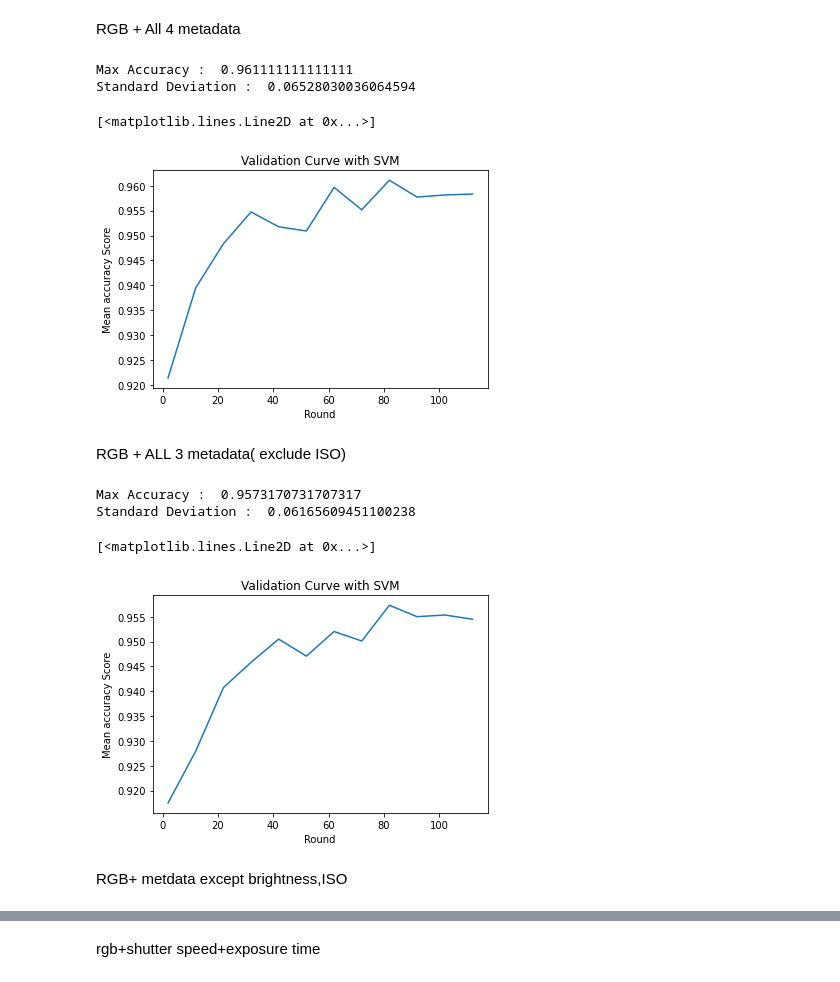
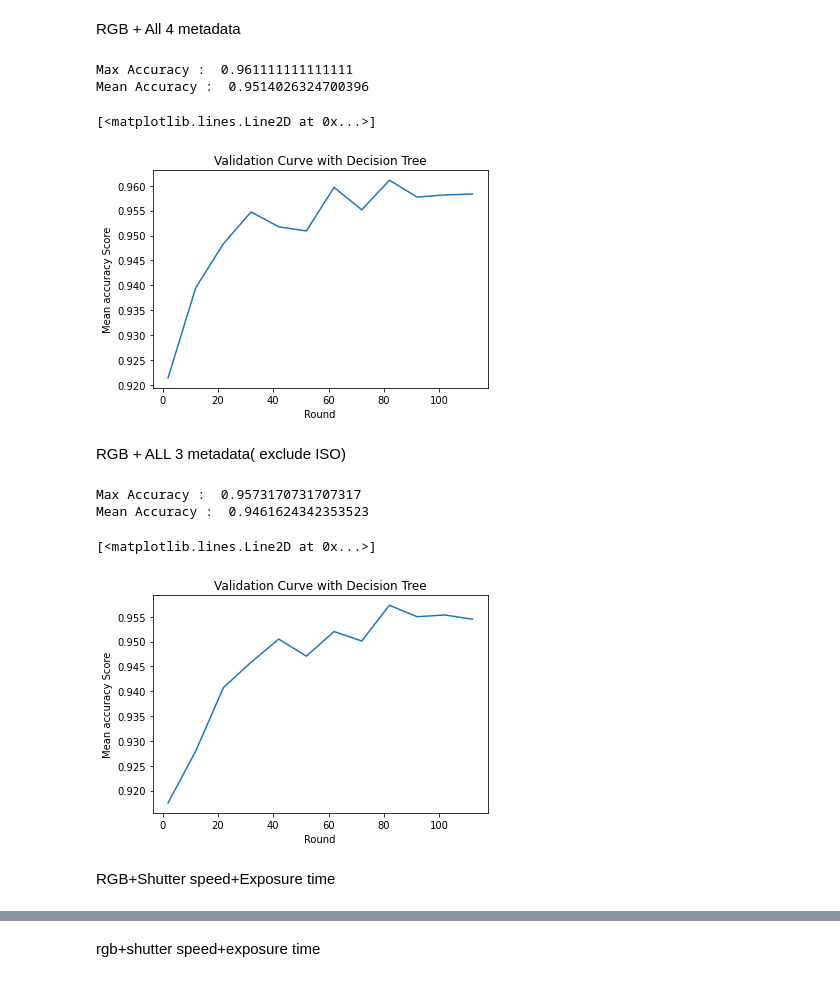
Before and after one commit to shayanmalinda/Effective-identification-of-Nitrogen-Fertilizer-demand-for-Paddy-Cultivation-using-UAVs, a Jupyter notebook: Models/(Rusiri)decisiontree_optimalfeatures.ipynb, the cells around one changed output, grey strips where cells are left out. Drawn from its saved outputs; the diff is of its cells as text; code cells hidden in the pictures.

```diff
--- a/Models/(Rusiri)decisiontree_optimalfeatures.ipynb
+++ b/Models/(Rusiri)decisiontree_optimalfeatures.ipynb
@@ -253,38 +262,39 @@ Y=labels
 
 #standardize x and y
 scaler = StandardScaler()
 X=scaler.fit_transform(X)
 
 from sklearn import tree
 #clf = make_pipeline(StandardScaler(), tree.DecisionTreeClassifier(random_state=rs))
 clf = tree.DecisionTreeClassifier(random_state=rs)
 
 scores = cross_val_score(clf, X, Y, cv=80)
 #print("%0.2f accuracy with a standard deviation of %0.2f" % (scores.mean(), scores.std()))
 
 means=[cross_val_score(clf, X, Y, cv=i).mean() for i in range(2,120,10)]
 stds=[cross_val_score(clf, X, Y, cv=i).std() for i in range(2,120,10)]
 i=1
 max=means[0]
 ind=0
 while i<len(means):
   if(max<means[i]):
     max=means[i]
     ind=i
   i+=1
 
-print("Max Accuracy : ",means[ind])
-print("Standard Deviation : ",stds[ind])
+print("Max Accuracy : ",max)
+print("Mean Accuracy : ",mean(means))
+#print("Max Accuracy : ",means[ind])
 
-plt.title("Validation Curve with SVM")
+plt.title("Validation Curve with Decision Tree")
 plt.xlabel("Round")
 plt.ylabel("Mean accuracy Score")
 plt.plot(np.arange(2,120,10,dtype=int),means)
 # %% [output]
 Max Accuracy :  0.961111111111111
-Standard Deviation :  0.06528030036064594
+Mean Accuracy :  0.9514026324700396
 [<matplotlib.lines.Line2D at 0x...>]
-[figure, old version]
+[figure, new version]
 # %% [markdown]
 RGB + ALL 3 metadata( exclude ISO)
 # %%
@@ -318,20 +328,21 @@ while i<len(means):
     ind=i
   i+=1
 
-print("Max Accuracy : ",means[ind])
-print("Standard Deviation : ",stds[ind])
+print("Max Accuracy : ",max)
+print("Mean Accuracy : ",mean(means))
+#print("Max Accuracy : ",means[ind])
 
-plt.title("Validation Curve with SVM")
+plt.title("Validation Curve with Decision Tree")
 plt.xlabel("Round")
 plt.ylabel("Mean accuracy Score")
 plt.plot(np.arange(2,120,10,dtype=int),means)
 # %% [output]
 Max Accuracy :  0.9573170731707317
-Standard Deviation :  0.06165609451100238
+Mean Accuracy :  0.9461624342353523
 [<matplotlib.lines.Line2D at 0x...>]
-[figure, old version]
+[figure, new version]
-# %% [markdown]
-RGB+ metdata except brightness,ISO
+# %% [markdown]
+RGB+Shutter speed+Exposure time
 # %%
 df=pd.read_csv("drive/My Drive/Final Year Research/Dataset/Oneplus 5T/data_files/rgbarray.csv")
 
```
Also changed, not shown: parts of 7 cells of this notebook.
